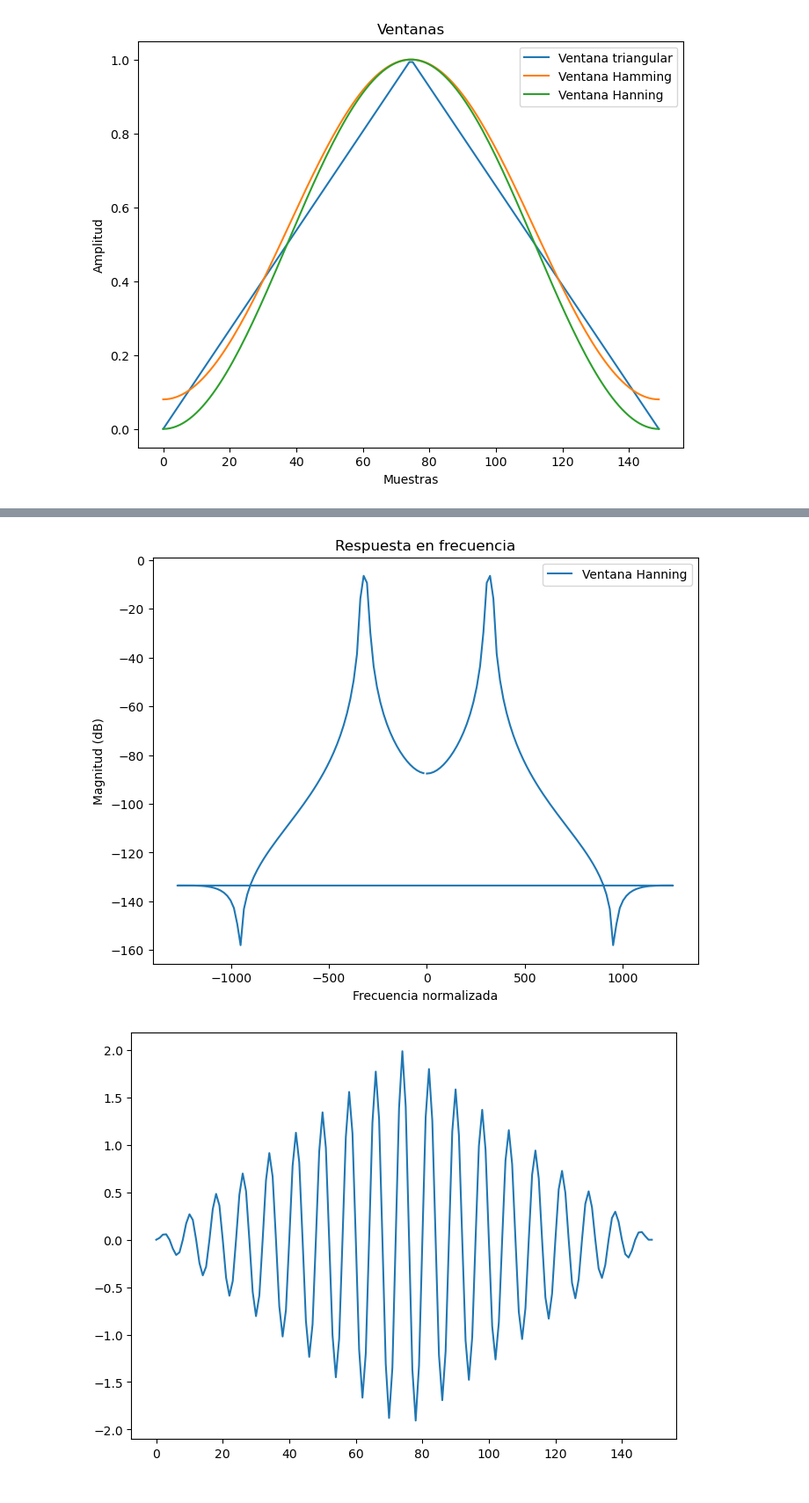
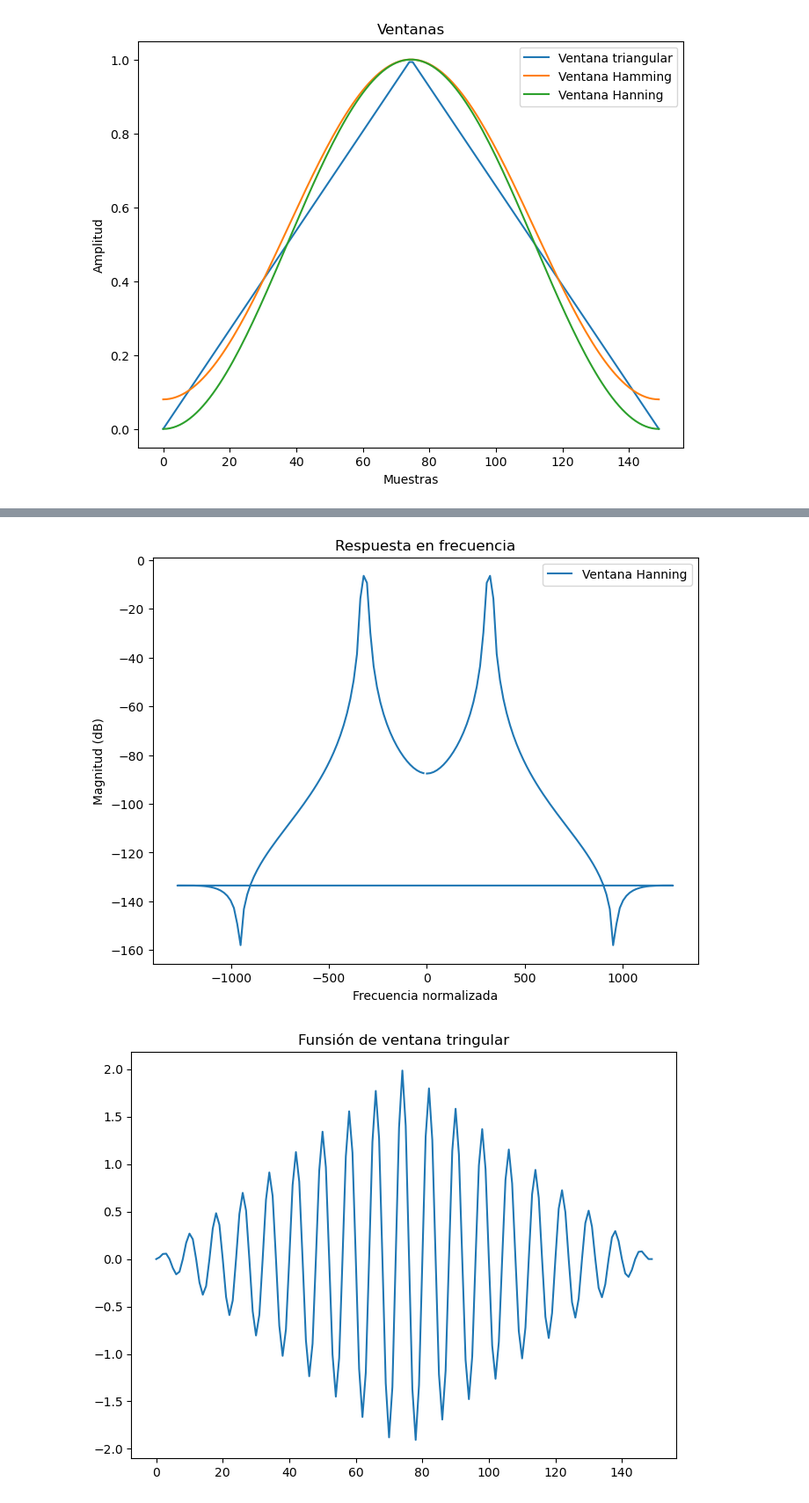
Before and after one commit to JosephArroyave/PDS, a Jupyter notebook: Lab#2-Punto#1.ipynb, the cells around one changed output, grey strips where cells are left out. Shown at 88% size. Drawn from its saved outputs; the diff is of its cells as text; code cells hidden in the pictures.

```diff
--- a/Lab#2-Punto#1.ipynb
+++ b/Lab#2-Punto#1.ipynb
@@ -166,47 +166,52 @@ plt.show()
 
 # Graficar los espectros de frecuencia
 plt.figure(figsize=(8, 6))
-plt.plot(x_tri, label='Funsión de ventana tringualr')
+plt.plot(x_tri)
+plt.title('Funsión de ventana tringular')
 plt.show()
 
 # Graficar los espectros de frecuencia
 plt.figure(figsize=(8, 6))
-plt.plot(x_ham, label='Funsión de ventana hamming')
+plt.plot(x_ham)
+plt.title('Funsión de ventana hamming')
 plt.show()
 
 # Graficar los espectros de frecuencia
 plt.figure(figsize=(8, 6))
-plt.plot(x_han, label='Funsión de ventana Hanning')
-plt.show()
-
-# Graficar los espectros de frecuencia
-plt.figure(figsize=(8, 6))
-plt.plot(x_sen, label='Funsión de rectangular')
+plt.plot(x_han)
+plt.title('Funsión de ventana Hanning')
 plt.show()
 
 # Graficar los espectros de frecuencia
 plt.figure(figsize=(8, 6))
 plt.plot(x_sen)
-plt.plot(x_tri)
-plt.plot(x_han)
-plt.plot(x_ham)
+plt.title('Funsión de rectangular')
+plt.show()
+
+# Graficar los espectros de frecuencia
+plt.figure(figsize=(8, 6))
+plt.plot(x_sen, label='Ventana Rectangular')
+plt.plot(x_tri, label='Ventana triangular')
+plt.plot(x_han, label='Ventana Hanning')
+plt.plot(x_ham, label='Ventana Hamming')
+plt.legend()
 plt.show()
 
 
 # Graficar las ventanas
 plt.figure(figsize=(8, 6))
 plt.plot(triangular_window, label='Ventana triangular')
 plt.plot(hamming_window, label='Ventana Hamming')
 plt.plot(hanning_window, label='Ventana Hanning')
 plt.xlabel('Muestras')
 plt.ylabel('Amplitud')
 plt.title('Ventanas')
 plt.legend()
 plt.show()
 # %% [output]
 [figure]
 [figure]
 [figure]
 [figure]
 [figure]
-[figure, old version]
+[figure, new version]
```
Also changed, not shown: parts of 1 cell of this notebook, 1 other file.
